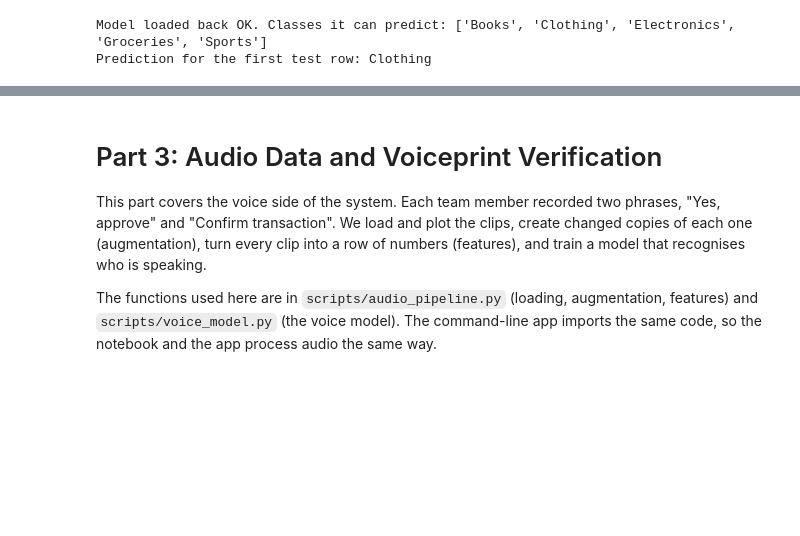
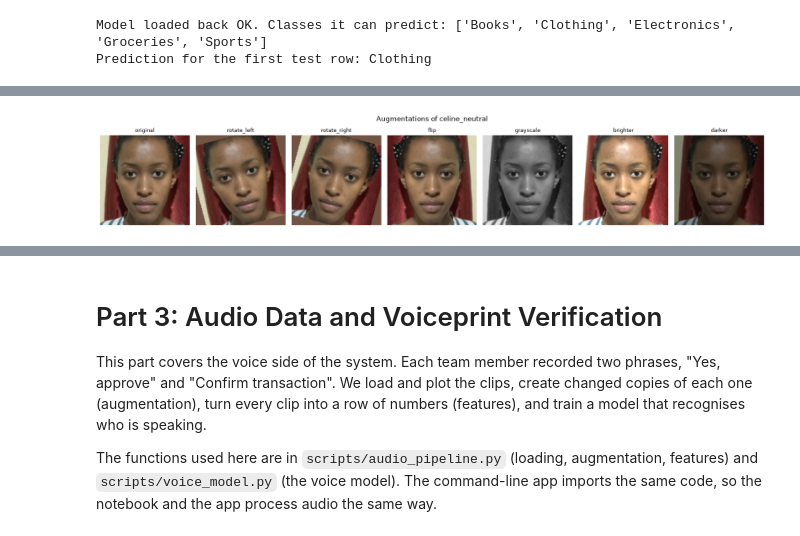
Before and after one commit to selenai9/ML-pipeline-F2-multimodal-auth-product-recommendation, a Jupyter notebook: formative2_multimodal.ipynb, the cells around one changed output, grey strips where cells are left out. Saved outputs shown, nothing was run; the diff lists cells and outputs as text; code cells hidden in the pictures; blank space fills up the shorter version.

```diff
--- a/formative2_multimodal.ipynb
+++ b/formative2_multimodal.ipynb
@@ -635,0 +706,14 @@ Prediction for the first test row: Clothing
+# %%
+example_id = next(iter(faces))
+versions = augment(faces[example_id])
+
+fig, axes = plt.subplots(1, len(versions), figsize=(2.4 * len(versions), 3))
+for ax, (name, img) in zip(axes, versions.items()):
+    ax.imshow(img)
+    ax.set_title(name, fontsize=9)
+    ax.axis("off")
+plt.suptitle(f"Augmentations of {example_id}")
+plt.tight_layout()
+plt.show()
+# %% [output]
+[figure, added]
```
Also changed, not shown: parts of 22 cells of this notebook.
